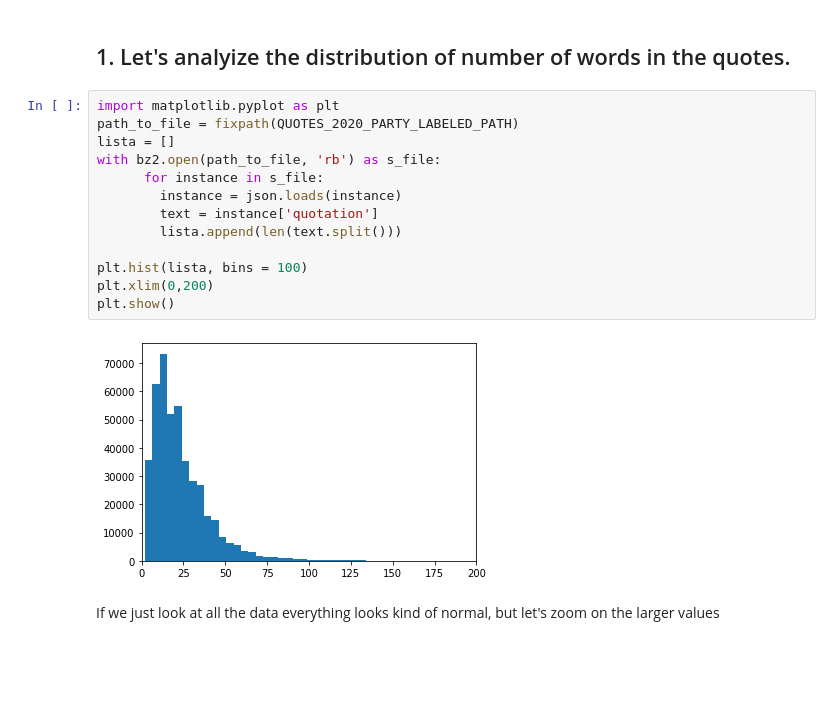
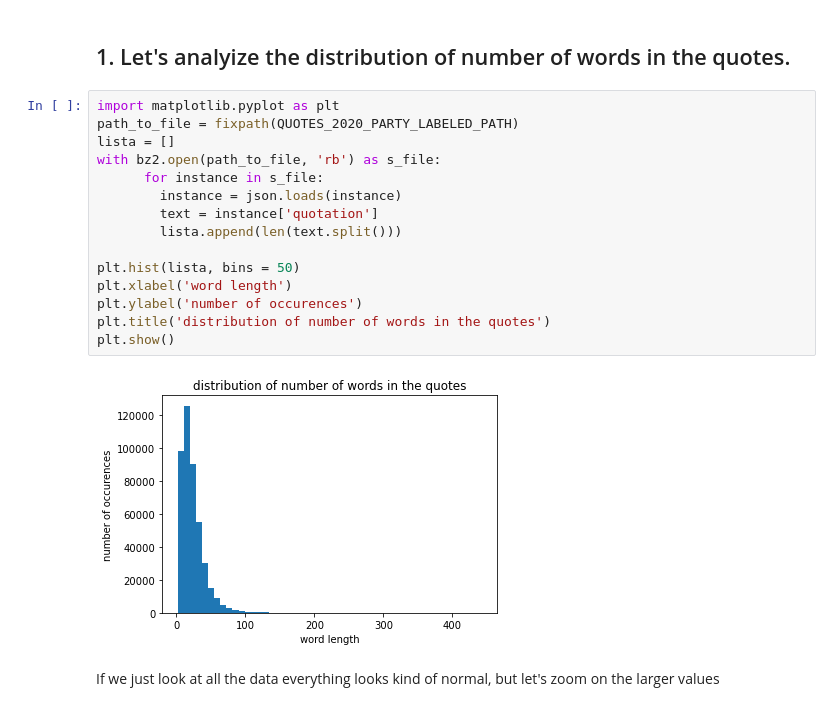
Before and after one commit to epfl-ada/ada-2021-project-mmng, a Jupyter notebook: final_notebook.ipynb, the cells around one changed output. Cells and saved outputs as stored; diff of their text form; blank space fills up the shorter version.

```diff
--- a/final_notebook.ipynb
+++ b/final_notebook.ipynb
@@ -59,18 +58,20 @@ Let's Visualize and study different data distibution, and check that everything
 # %%
 import matplotlib.pyplot as plt
 path_to_file = fixpath(QUOTES_2020_PARTY_LABELED_PATH)
 lista = []
 with bz2.open(path_to_file, 'rb') as s_file:
       for instance in s_file:
         instance = json.loads(instance)
         text = instance['quotation']
         lista.append(len(text.split()))
 
-plt.hist(lista, bins = 100)
-plt.xlim(0,200)
+plt.hist(lista, bins = 50)
+plt.xlabel('word length')
+plt.ylabel('number of occurences')
+plt.title('distribution of number of words in the quotes')
 plt.show()
 # %% [output]
-[figure, old version]
+[figure, new version]
 # %% [markdown]
 If we just look at all the data everything looks kind of normal, but let's zoom on the larger values
 # %%
```
Also changed, not shown: parts of 30 cells of this notebook.
